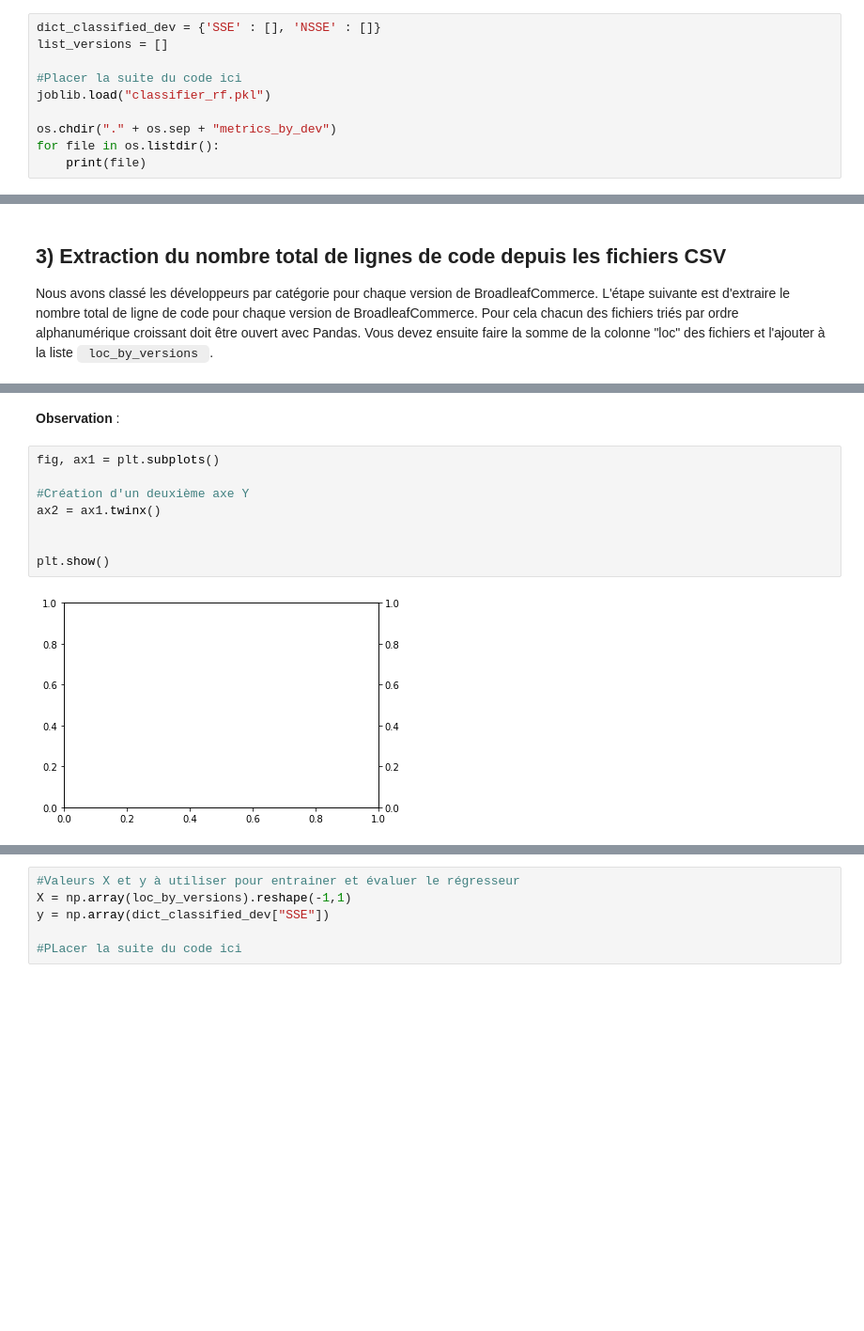
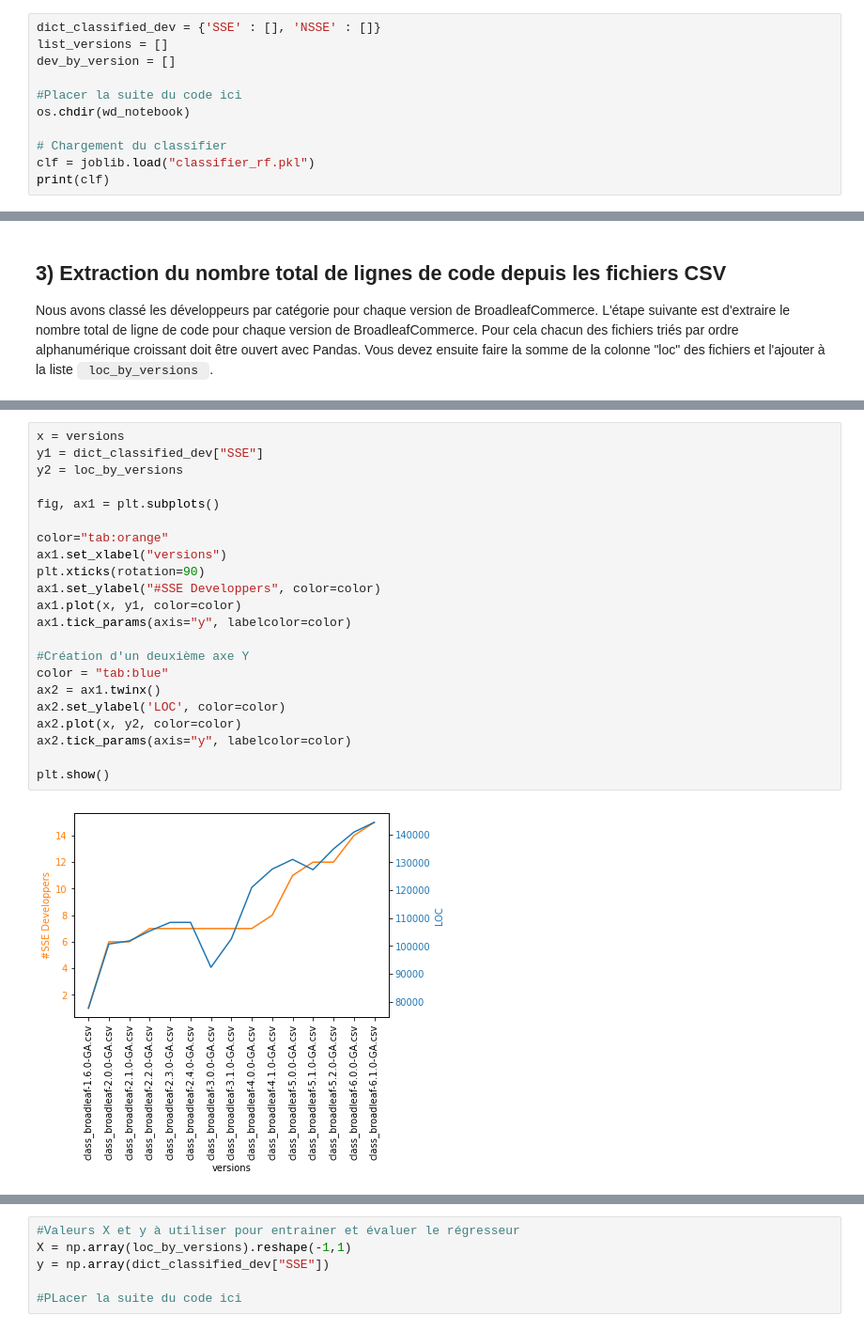
Before and after one commit to DocAmaroo/MetricExtraction, a Jupyter notebook: developers_classification.ipynb, the cells around one changed output, grey strips where cells are left out. Shown: that part at 94% size. Saved outputs shown, nothing was run; the diff lists cells and outputs as text; blank space fills up the shorter version.

```diff
--- a/developers_classification.ipynb
+++ b/developers_classification.ipynb
@@ -165,11 +165,12 @@ Pour cela nous allons charger le classifieur à l'aide de <code> joblib.load </c
 # %%
 dict_classified_dev = {'SSE' : [], 'NSSE' : []}
 list_versions = []
+dev_by_version = []
 
 #Placer la suite du code ici
-joblib.load("classifier_rf.pkl")
+os.chdir(wd_notebook)
 
-os.chdir("." + os.sep + "metrics_by_dev")
-for file in os.listdir():
-    print(file)
+# Chargement du classifier
+clf = joblib.load("classifier_rf.pkl")
+print(clf)
 # %% [output]
@@ -190,15 +373,27 @@ L'objectif ici est de tracer à l'aide du package matplotlib ([documentation](ht
 ![Évolution du nombre de développeurs SSE vs LOC](plot_sse_vs_loc_by_version.png)
 
 En traçant cette figure vous devriez observer une particularité commune aux deux courbes, faite part de cette observation dans la case textutelle ci-desssous.
-# %% [markdown]
-**Observation** :
-# %%
-fig, ax1 = plt.subplots()
-
-#Création d'un deuxième axe Y
-ax2 = ax1.twinx()
-
-
-plt.show()
-# %% [output]
-[figure, removed]
+# %%
+x = versions
+y1 = dict_classified_dev["SSE"]
+y2 = loc_by_versions
+
+fig, ax1 = plt.subplots()
+
+color="tab:orange"
+ax1.set_xlabel("versions")
+plt.xticks(rotation=90)
+ax1.set_ylabel("#SSE Developpers", color=color)
+ax1.plot(x, y1, color=color)
+ax1.tick_params(axis="y", labelcolor=color)
+
+#Création d'un deuxième axe Y
+color = "tab:blue"
+ax2 = ax1.twinx()
+ax2.set_ylabel('LOC', color=color)
+ax2.plot(x, y2, color=color)
+ax2.tick_params(axis="y", labelcolor=color)
+
+plt.show()
+# %% [output]
+[figure, added]
```
Also changed, not shown: parts of 13 cells of this notebook.
